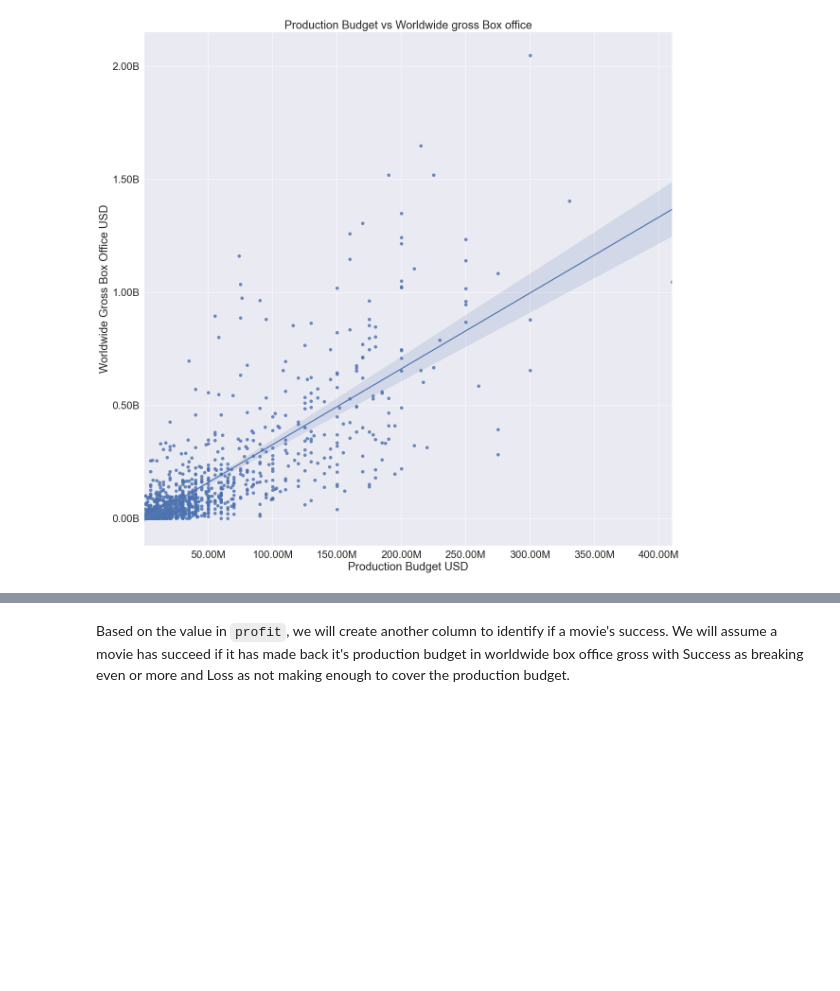
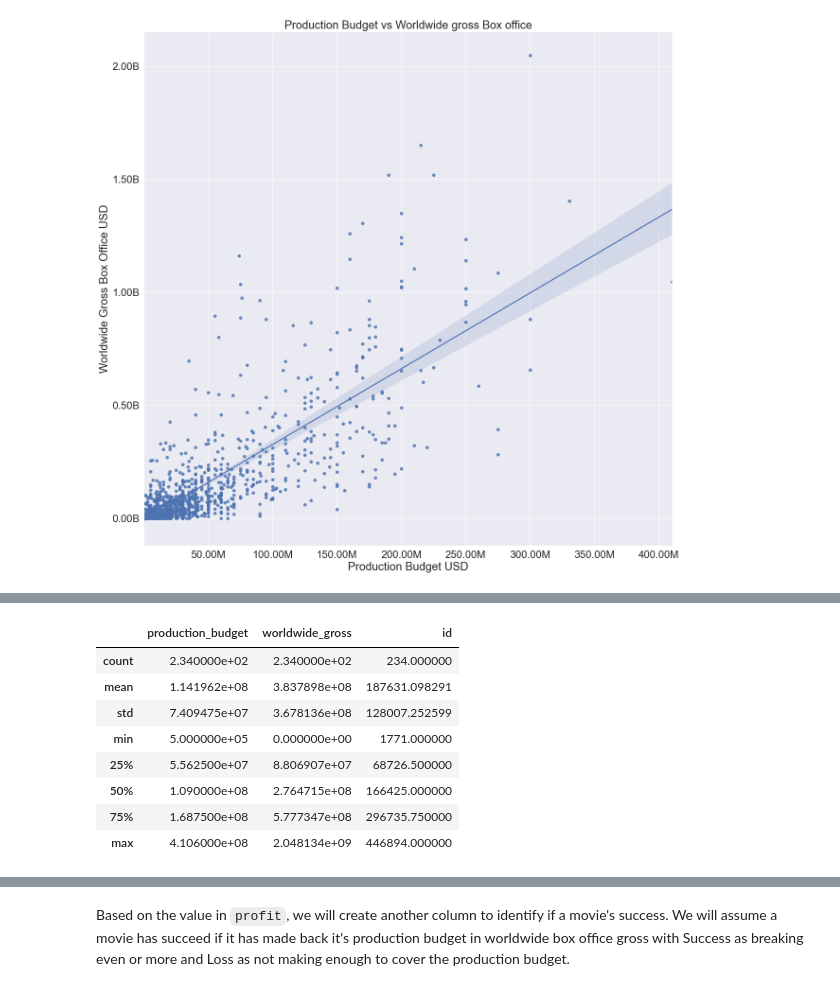
Before and after one commit to whyyoutoo/Microsoft-Movie_analysis-Project, a Jupyter notebook: dsc-phase1-project-template.ipynb, the cells around one changed output, grey strips where cells are left out. Saved outputs shown, nothing was run; the diff lists cells and outputs as text; code cells hidden in the pictures; blank space fills up the shorter version.

```diff
--- a/dsc-phase1-project-template.ipynb
+++ b/dsc-phase1-project-template.ipynb
@@ -503,3 +504,15 @@ dtype: int64
+# %%
+adv_df.describe()
+# %% [output]
+|  | production_budget | worldwide_gross | id |
+| count | 2.340000e+02 | 2.340000e+02 | 234.000000 |
+| mean | 1.141962e+08 | 3.837898e+08 | 187631.098291 |
+| std | 7.409475e+07 | 3.678136e+08 | 128007.252599 |
+| min | 5.000000e+05 | 0.000000e+00 | 1771.000000 |
+| 25% | 5.562500e+07 | 8.806907e+07 | 68726.500000 |
+| 50% | 1.090000e+08 | 2.764715e+08 | 166425.000000 |
+| 75% | 1.687500e+08 | 5.777347e+08 | 296735.750000 |
+| max | 4.106000e+08 | 2.048134e+09 | 446894.000000 |
 # %%
 sns.set_style('darkgrid')
 sns.set(font_scale = 2)
```
Also changed, not shown: parts of 12 cells of this notebook.
